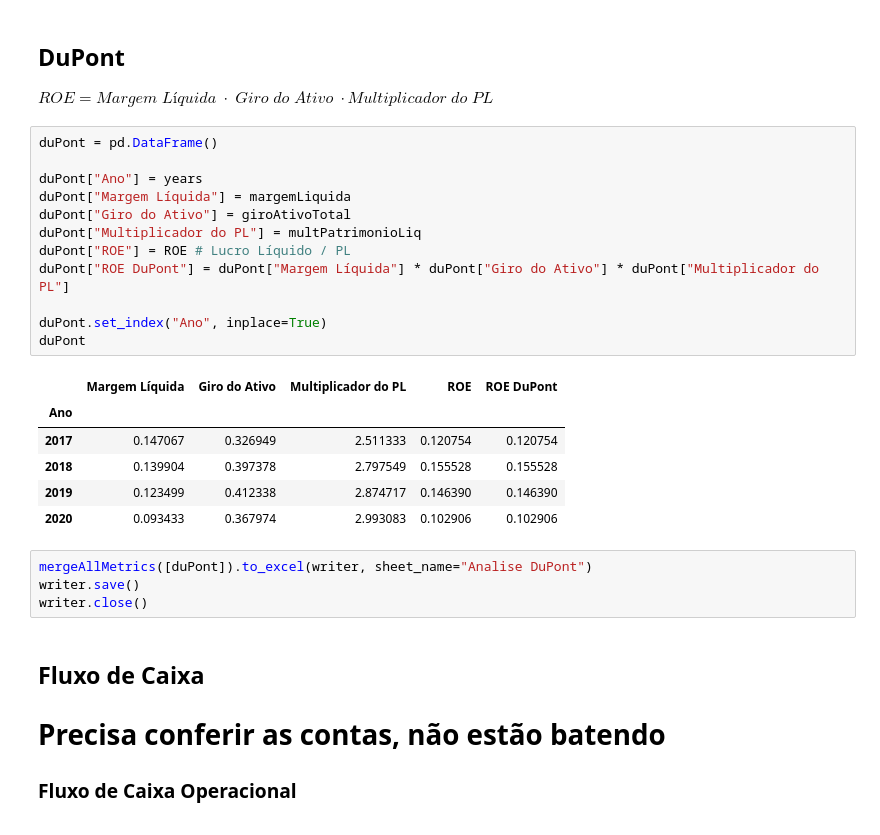
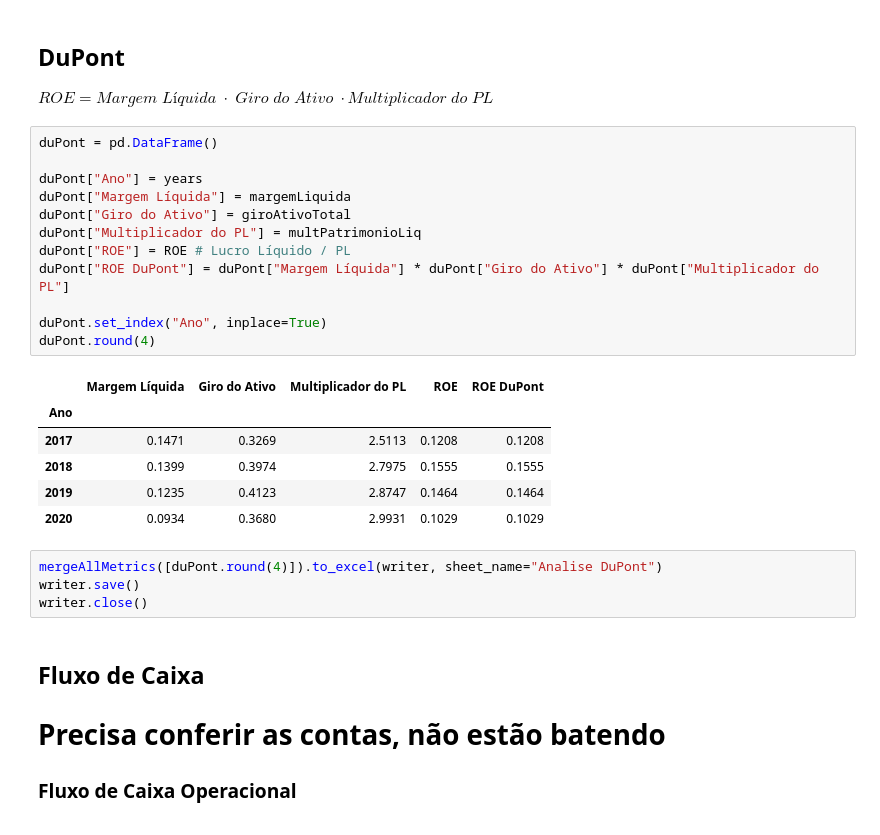
Before and after one commit to pedrotramos/Analise-MRV, a Jupyter notebook: APS.ipynb, the cells around one changed output. Drawn from its saved outputs; the diff is of its cells as text.

```diff
--- a/APS.ipynb
+++ b/APS.ipynb
@@ -424,24 +424,24 @@ $ROE = Margem \; Líquida \; \cdot \; Giro \; do \; Ativo \; \cdot Multiplicador
 # %%
 duPont = pd.DataFrame()
 
 duPont["Ano"] = years
 duPont["Margem Líquida"] = margemLiquida
 duPont["Giro do Ativo"] = giroAtivoTotal
 duPont["Multiplicador do PL"] = multPatrimonioLiq
 duPont["ROE"] = ROE # Lucro Líquido / PL
 duPont["ROE DuPont"] = duPont["Margem Líquida"] * duPont["Giro do Ativo"] * duPont["Multiplicador do PL"]
 
 duPont.set_index("Ano", inplace=True)
-duPont
+duPont.round(4)
 # %% [output]
 |  | Margem Líquida | Giro do Ativo | Multiplicador do PL | ROE | ROE DuPont |
 | Ano |  |  |  |  |  |
-| 2017 | 0.147067 | 0.326949 | 2.511333 | 0.120754 | 0.120754 |
-| 2018 | 0.139904 | 0.397378 | 2.797549 | 0.155528 | 0.155528 |
-| 2019 | 0.123499 | 0.412338 | 2.874717 | 0.146390 | 0.146390 |
-| 2020 | 0.093433 | 0.367974 | 2.993083 | 0.102906 | 0.102906 |
+| 2017 | 0.1471 | 0.3269 | 2.5113 | 0.1208 | 0.1208 |
+| 2018 | 0.1399 | 0.3974 | 2.7975 | 0.1555 | 0.1555 |
+| 2019 | 0.1235 | 0.4123 | 2.8747 | 0.1464 | 0.1464 |
+| 2020 | 0.0934 | 0.3680 | 2.9931 | 0.1029 | 0.1029 |
 # %%
-mergeAllMetrics([duPont]).to_excel(writer, sheet_name="Analise DuPont")
+mergeAllMetrics([duPont.round(4)]).to_excel(writer, sheet_name="Analise DuPont")
 writer.save()
 writer.close()
 # %% [markdown]
```
Also changed, not shown: 1 other file.
